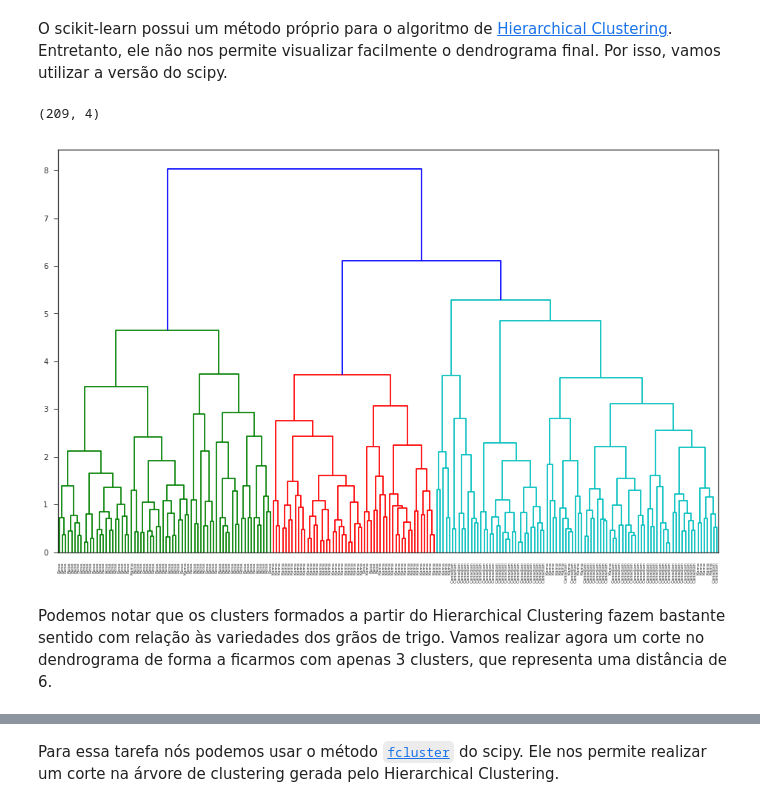
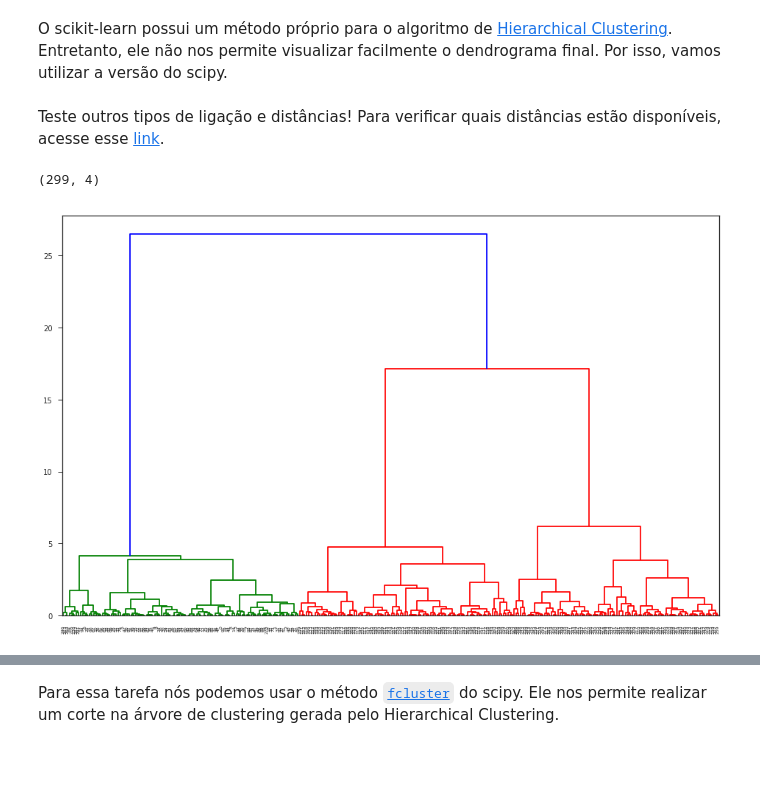
Before and after one commit to somostera/tera-data-science-jul2018, a Jupyter notebook: 27-clustering/notebook/aula_tera_clustering_respostas.ipynb, the cells around one changed output, grey strips where cells are left out. Drawn from its saved outputs; the diff is of its cells as text; code cells hidden in the pictures; blank space fills up the shorter version.

```diff
--- a/27-clustering/notebook/aula_tera_clustering_respostas.ipynb
+++ b/27-clustering/notebook/aula_tera_clustering_respostas.ipynb
@@ -547,3 +546,10 @@ Vamos realizar agora o algoritmo Hierarchical Clustering!
+# %%
+df_user_elo7 = pd.read_csv(os.path.join(DATASET_FOLDER, 'user_patterns_elo7_dataset.csv'), sep=';')
+
+X = df_user_elo7.values
+
+# Dados normalizados
+X_scaled = StandardScaler().fit_transform(X)
 # %%
 # Importe os métodos linkage (Hierarchical Clustering) e dendrogram
 from scipy.cluster.hierarchy import linkage, dendrogram
@@ -562,28 +559,23 @@ from scipy.cluster.hierarchy import linkage, dendrogram
 # Vamos escolher a métrica de distância:
 distance = 'euclidean'
 # Agora o tipo de ligação
-linkage_type = 'complete'
+linkage_type = 'ward'
 
 # Vamos aplicar o método linkage
-Y = linkage(X_norm, method=linkage_type, metric=distance)
+Y = linkage(X_scaled, method=linkage_type, metric=distance)
+# %% [markdown]
+Teste outros tipos de ligação e distâncias! Para verificar quais distâncias estão disponíveis, acesse esse [link](https://docs.scipy.org/doc/scipy/reference/generated/scipy.spatial.distance.pdist.html#scipy.spatial.distance.pdist).
 # %%
 Y.shape
 # %% [output]
-(209, 4)
+(299, 4)
 # %%
-# Agora estamos prontos para plotar o dendrograma
-# Vamos obter o nome das variedades dos grãos
-varieties = df_grain['varieties'].values
-
-# Construímos finalmente o dendrograma
+# Vamos visualizar o dendrograma
 plt.figure(figsize=(16,10))
 dendrogram(Y,
-           labels=varieties,
            leaf_rotation=90,
            leaf_font_size=6,
 )
 plt.show()
 # %% [output]
-[figure, old version]
+[figure, new version]
-# %% [markdown]
-Podemos notar que os clusters formados a partir do Hierarchical Clustering fazem bastante sentido com relação às variedades dos grãos de trigo. Vamos realizar agora um corte no dendrograma de forma a ficarmos com apenas 3 clusters, que representa uma distância de 6.
```
Also changed, not shown: parts of 28 cells of this notebook, 1 other file.
